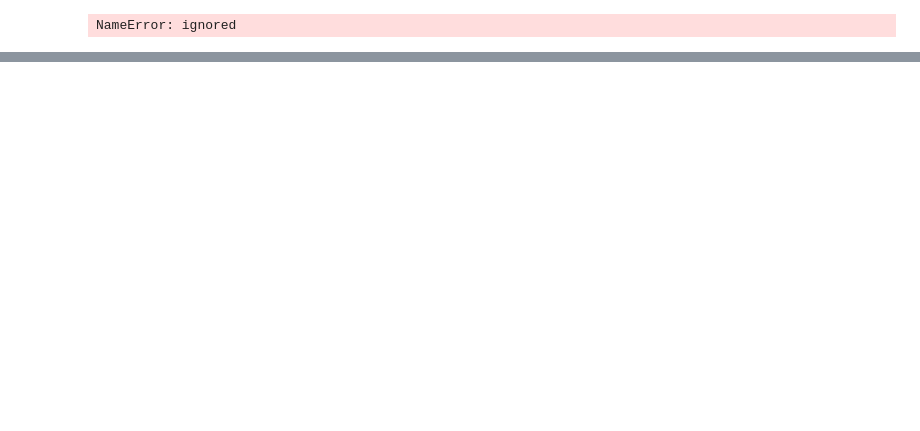
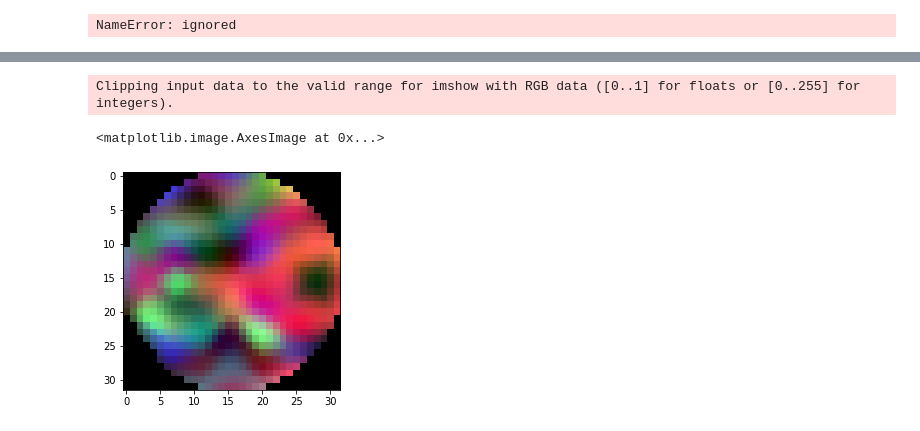
Before and after one commit to jamescavanagh/unpackAI, a Jupyter notebook: EEG_Alchoholism.ipynb, the cells around one changed output, grey strips where cells are left out. Drawn from its saved outputs; the diff is of its cells as text; code cells hidden in the pictures; blank space fills up the shorter version.

```diff
--- a/EEG_Alchoholism.ipynb
+++ b/EEG_Alchoholism.ipynb
@@ -250,0 +120,3 @@ plt.yticks(x,(0,5,10,15,20,25,30,35,40,45,50,55,60))
+# %%
+filenames_list = os.listdir('SMNI_CMI_TRAIN/') ## list of file names in the directory
+filenames_list = [ x for x in filenames_list if x.startswith('D')]
@@ -250,0 +199,3 @@ plt.yticks(x,(0,5,10,15,20,25,30,35,40,45,50,55,60))
+# %%
+Alc_base = EEG_data['trial number'].unique()
+Con_base = EEG_data_control['trial number'].unique()
@@ -250,0 +219,23 @@ plt.yticks(x,(0,5,10,15,20,25,30,35,40,45,50,55,60))
+# %%
+
+#lstp_Alc1 = int(round((len(Alc_base)/100)*33.33))
+#lstp_Alc2 = int(round((len(Alc_base)/100)*66.66))
+
+lstp_Alc1 = int(round((len(Alc_base)/100)*0.00))
+lstp_Alc2 = int(round((len(Alc_base)/100)*95.00))
+
+Alc_train_extractor = Alc_base #[:lstp_Alc1]
+Alc_train_classifier =Alc_base#[lstp_Alc1:lstp_Alc2]
+Alc_test = Alc_base[lstp_Alc2:]
+
+#Alc_group  # ORIGINAL CODE
+#lstp_Con1 = int(round((len(Con_base)/100)*33.33))
+#lstp_Con2 = int(round((len(Con_base)/100)*66.66))
+
+lstp_Con1 = int(round((len(Con_base)/100)*0.00))
+lstp_Con2 = int(round((len(Con_base)/100)*95.00))
+
+
+Con_train_extractor = Con_base[:lstp_Con1]
+Con_train_classifier = Con_base[lstp_Con1:lstp_Con2]
+Con_test = Con_base[lstp_Con2:]
@@ -250,0 +577,7 @@ plt.yticks(x,(0,5,10,15,20,25,30,35,40,45,50,55,60))
+# %%
+final_dict1 = trialfunction(Alc_train_extractor)
+final_dict2 = trialfunction(Con_train_extractor)
+final_dict3 = trialfunction(Alc_train_classifier)
+final_dict4 = trialfunction(Con_train_classifier)
+final_dict5 = trialfunction(Alc_test)
+final_dict6 = trialfunction(Con_test)
@@ -250,0 +761,6 @@ plt.yticks(x,(0,5,10,15,20,25,30,35,40,45,50,55,60))
+# %%
+plt.imshow(final_dict1[7])
+# %% [output]
+Clipping input data to the valid range for imshow with RGB data ([0..1] for floats or [0..255] for integers).
+<matplotlib.image.AxesImage at 0x...>
+[figure, added]
```
Also changed, not shown: parts of 72 cells of this notebook.
